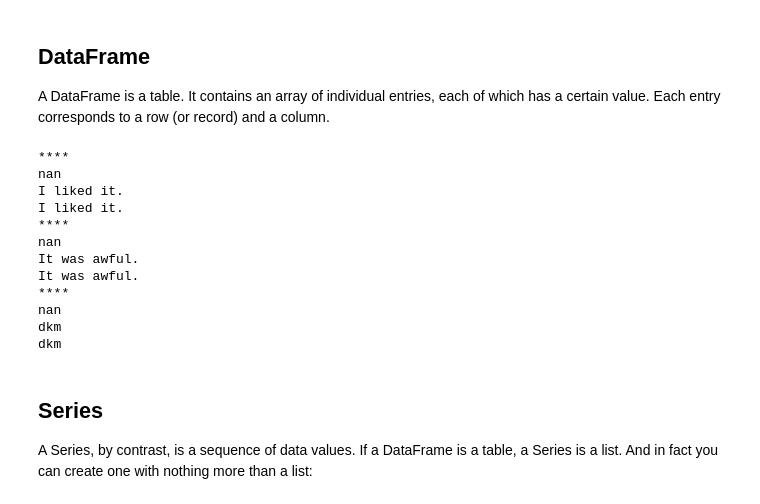
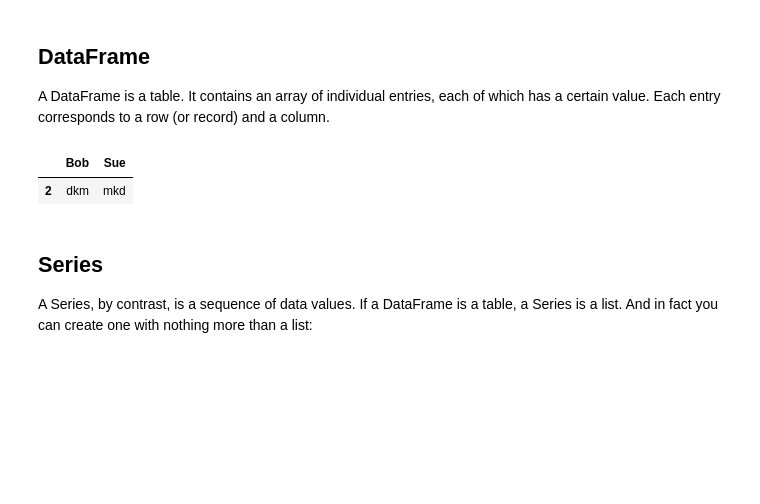
Before and after one commit to bachpx195/the_big_trade, a Jupyter notebook: python_for_finance/LearnPandas/panda.ipynb, the cells around one changed output. Saved outputs shown, nothing was run; the diff lists cells and outputs as text; code cells hidden in the pictures; blank space fills up the shorter version.

```diff
--- a/python_for_finance/LearnPandas/panda.ipynb
+++ b/python_for_finance/LearnPandas/panda.ipynb
@@ -9,24 +9,10 @@ import pandas as pd
 A DataFrame is a table. It contains an array of individual entries, each of which has a certain value. Each entry corresponds to a row (or record) and a column.
 # %%
 df = pd.DataFrame({'Bob': ['I liked it.', 'It was awful.', 'dkm'], 'Sue': ['Pretty good.', 'Bland.', 'mkd']})
-for index, row in df.iterrows():
-    print('****')
-    print(row.shift(1)['Bob'])
-    print(row['Bob'])
-    print(row['Bob'])
+df[2:]
 # %% [output]
-****
-nan
-I liked it.
-I liked it.
-****
-nan
-It was awful.
-It was awful.
-****
-nan
-dkm
-dkm
+|  | Bob | Sue |
+| 2 | dkm | mkd |
 # %% [markdown]
 ## Series
 A Series, by contrast, is a sequence of data values. If a DataFrame is a table, a Series is a list. And in fact you can create one with nothing more than a list:
```
Also changed, not shown: 2 other files.
